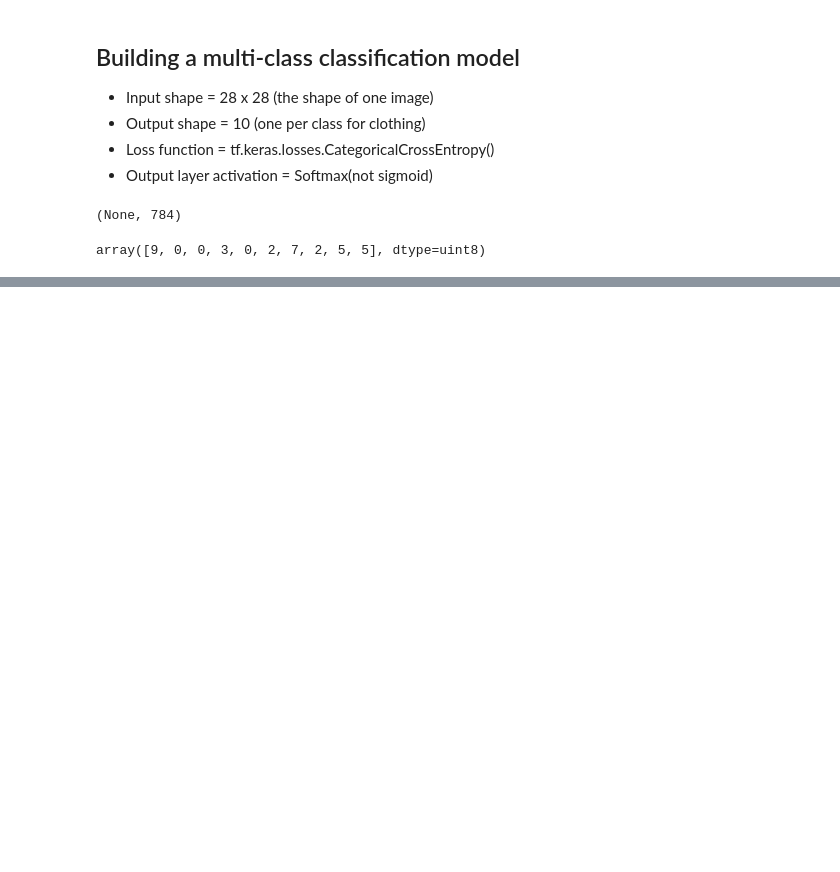
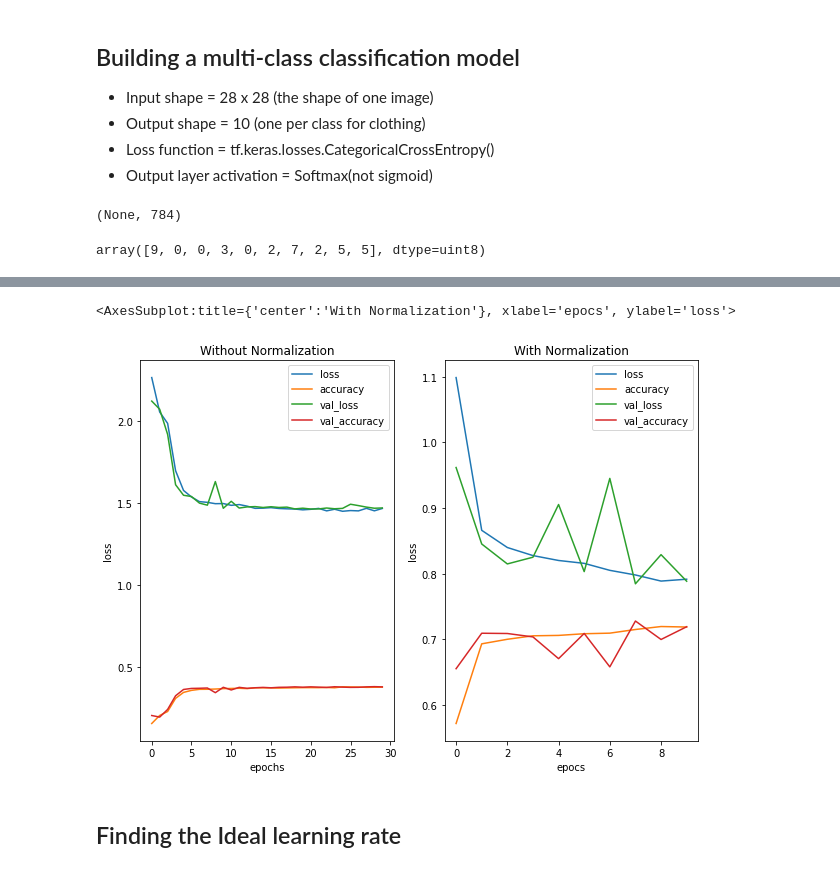
Before and after one commit to rajak2025/googlecolab, a Jupyter notebook: dev2-classification.ipynb, the cells around one changed output, grey strips where cells are left out. Saved outputs shown, nothing was run; the diff lists cells and outputs as text; code cells hidden in the pictures; blank space fills up the shorter version.

```diff
--- a/dev2-classification.ipynb
+++ b/dev2-classification.ipynb
@@ -905,11 +888,11 @@ m11 = tf.keras.Sequential([
     tf.keras.layers.Dense(10, activation=tf.keras.activations.softmax)
 ])
 
-## Loss: CategoricalCrossEntropy is used when the data is one-hot encoded
-## Loss: SparseCategoricalCrossEntropy is used when we have integers.
+## Loss: CategoricalCrossEntropy is used when the data is one-hot encoded(Labels)
+## Loss: SparseCategoricalCrossEntropy is used when we have integers Labels.
 m11.compile(loss = tf.keras.losses.SparseCategoricalCrossentropy(),
             optimizer = tf.keras.optimizers.Adam(learning_rate=0.001),
             metrics = ["accuracy"])
 
-mc_h11 = m11.fit(train_data, train_labels, epochs=10, validation_data=(test_data, test_labels))
+mc_h11 = m11.fit(train_data, train_labels, epochs=30, validation_data=(test_data, test_labels))
 # %% [output]
@@ -935,0 +940,4 @@ Epoch 10/10
+# %%
+## Normaizing the data
+train_data_norm = train_data / 255.0
+test_data_norm  = test_data / 255.0
@@ -935,0 +948,19 @@ Epoch 10/10
+# %%
+# Now that data is normalized, Building a model to find patterns
+
+# set the random seed
+tf.random.set_seed(42)
+
+# 1. Create a model
+m12 = tf.keras.Sequential([
+    tf.keras.layers.Flatten(input_shape=(28,28)),
+    tf.keras.layers.Dense(4, activation=tf.keras.activations.relu),
+    tf.keras.layers.Dense(4, activation=tf.keras.activations.relu),
+    tf.keras.layers.Dense(10, activation=tf.keras.activations.softmax)
+])
+
+m12.compile(loss = tf.keras.losses.SparseCategoricalCrossentropy(),
+           optimizer = tf.keras.optimizers.Adam(learning_rate=0.01),
+           metrics = ["accuracy"])
+
+m12_h = m12.fit(train_data_norm , train_labels, epochs=10, validation_data=(test_data_norm, test_labels))
@@ -935,0 +988,10 @@ Epoch 10/10
+# %%
+import matplotlib.pyplot as plt
+
+pd.DataFrame(mc_h11.history).plot(figsize=(10,7), xlabel="epochs", ylabel="loss", title="Without Normalization", ax=plt.subplot(1,2,1))
+pd.DataFrame(m12_h.history).plot(figsize=(10,7), xlabel="epocs", ylabel="loss", title="With Normalization", ax = plt.subplot(1,2,2))
+# %% [output]
+<AxesSubplot:title={'center':'With Normalization'}, xlabel='epocs', ylabel='loss'>
+[figure, added]
+# %% [markdown]
+## Finding the Ideal learning rate
```
Also changed, not shown: parts of 34 cells of this notebook.
